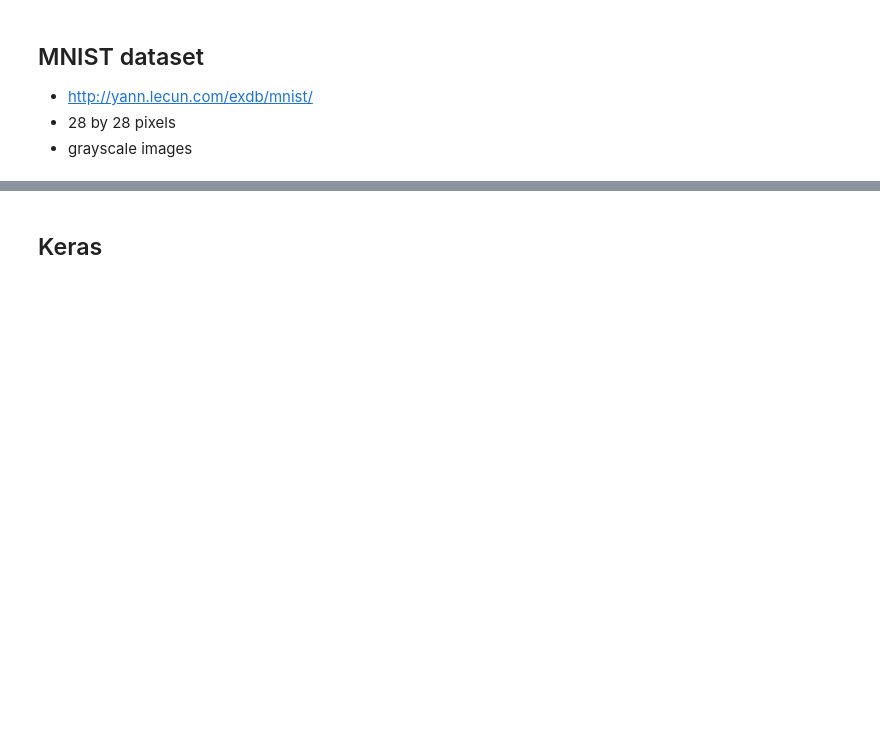
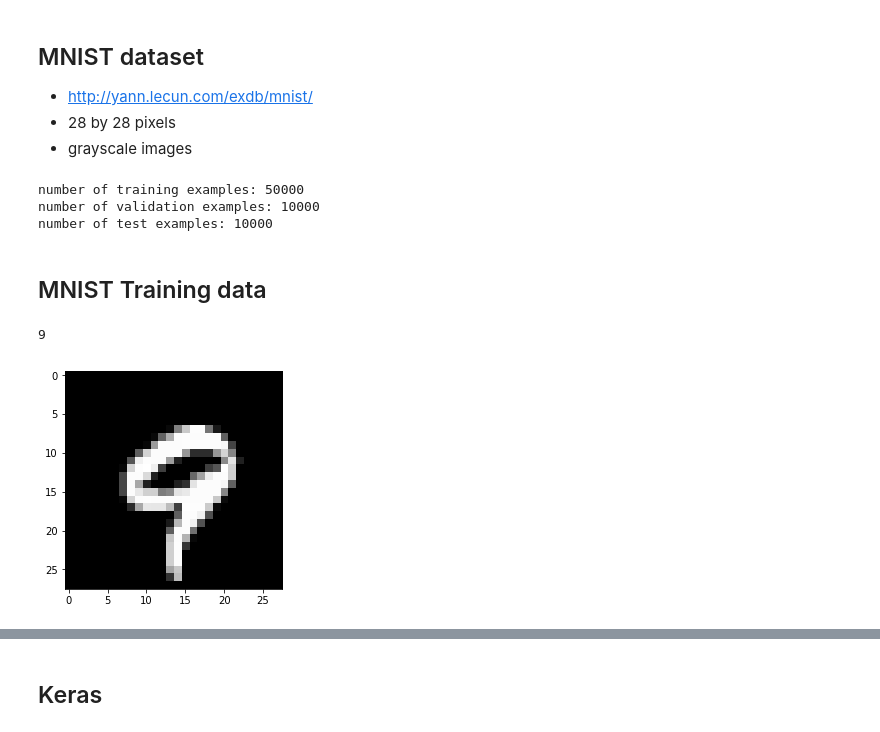
Before and after one commit to martinkersner/ann-meetup, a Jupyter notebook: ann.ipynb, the cells around one changed output, grey strips where cells are left out. Cells and saved outputs as stored; diff of their text form; code cells hidden in the pictures; blank space fills up the shorter version.

```diff
--- a/ann.ipynb
+++ b/ann.ipynb
@@ -361,0 +362,40 @@ training_data, validation_data, test_data = mnist_loader.load_data_wrapper()
+# %%
+import mnist_loader
+training_data, validation_data, test_data = mnist_loader.load_data_wrapper()
+
+print("number of training examples: {0:1d}".format(len(training_data)))
+print("number of validation examples: {0:1d}".format(len(validation_data)))
+print("number of test examples: {0:1d}".format(len(test_data)))
+# %% [output]
+number of training examples: 50000
+number of validation examples: 10000
+number of test examples: 10000
+# %% [markdown]
+## MNIST Training data
+# %%
+def get_sample(data, idx):
+    X_rand = data[idx][0]
+    y_rand = data[idx][1]
+
+    return X_rand, y_rand
+
+def display_digit(data, idx=None):
+    """ If idx parameter is not specified display random data sample. """
+    if idx == None:
+        idx = random.randint(0, len(data)-1)
+
+    X_tmp, y_tmp = get_sample(data, idx)
+
+    img = X_tmp.reshape((28, 28))
+    plt.figure()
+    plt.imshow(img, cmap='gray')
+
+    if isinstance(y_tmp, int):
+        print(y_tmp)
+    else:
+        print(np.argmax(y_tmp))
+
+display_digit(training_data)
+# %% [output]
+9
+[figure, added]
```
Also changed, not shown: parts of 23 cells of this notebook, 1 other file.
